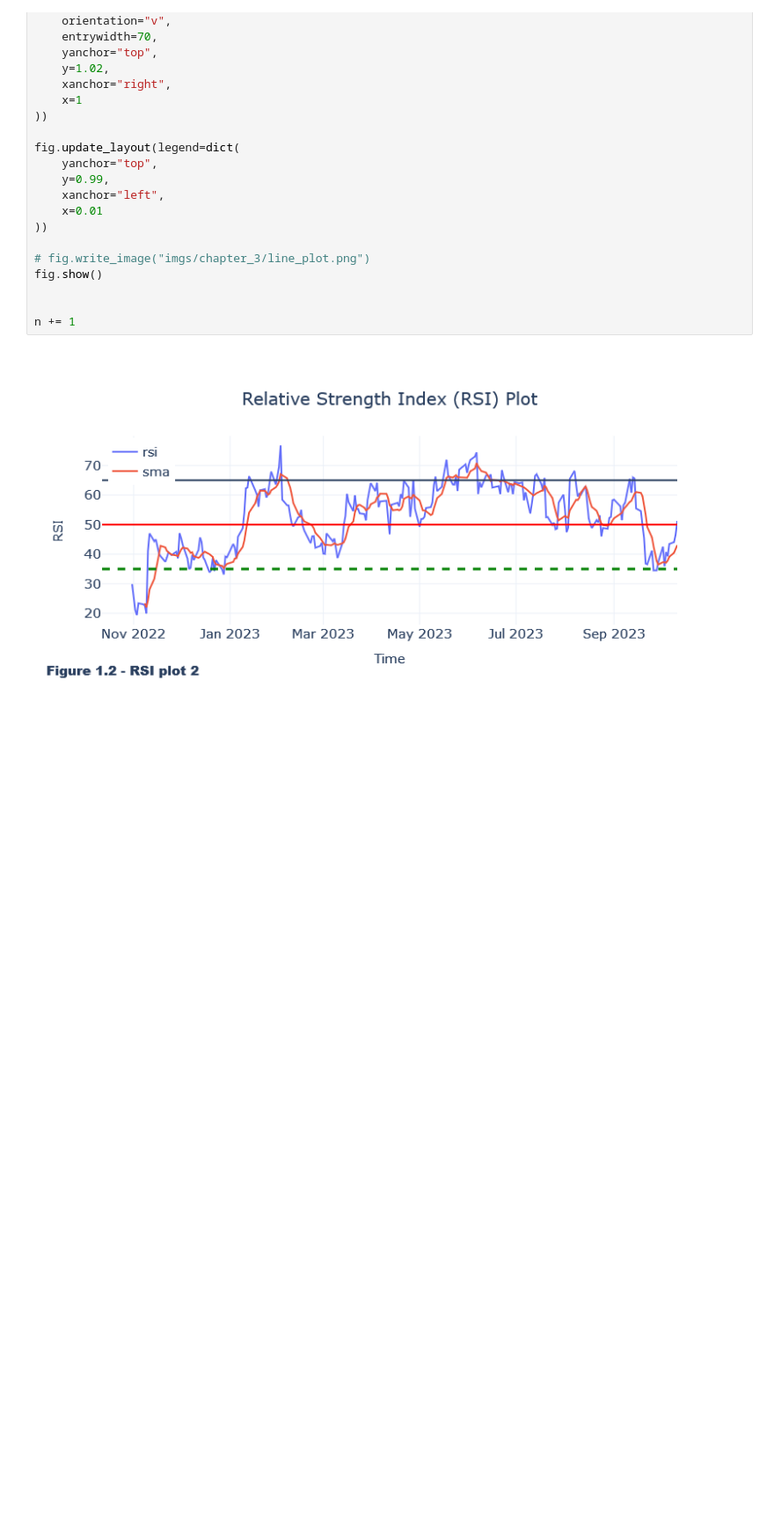
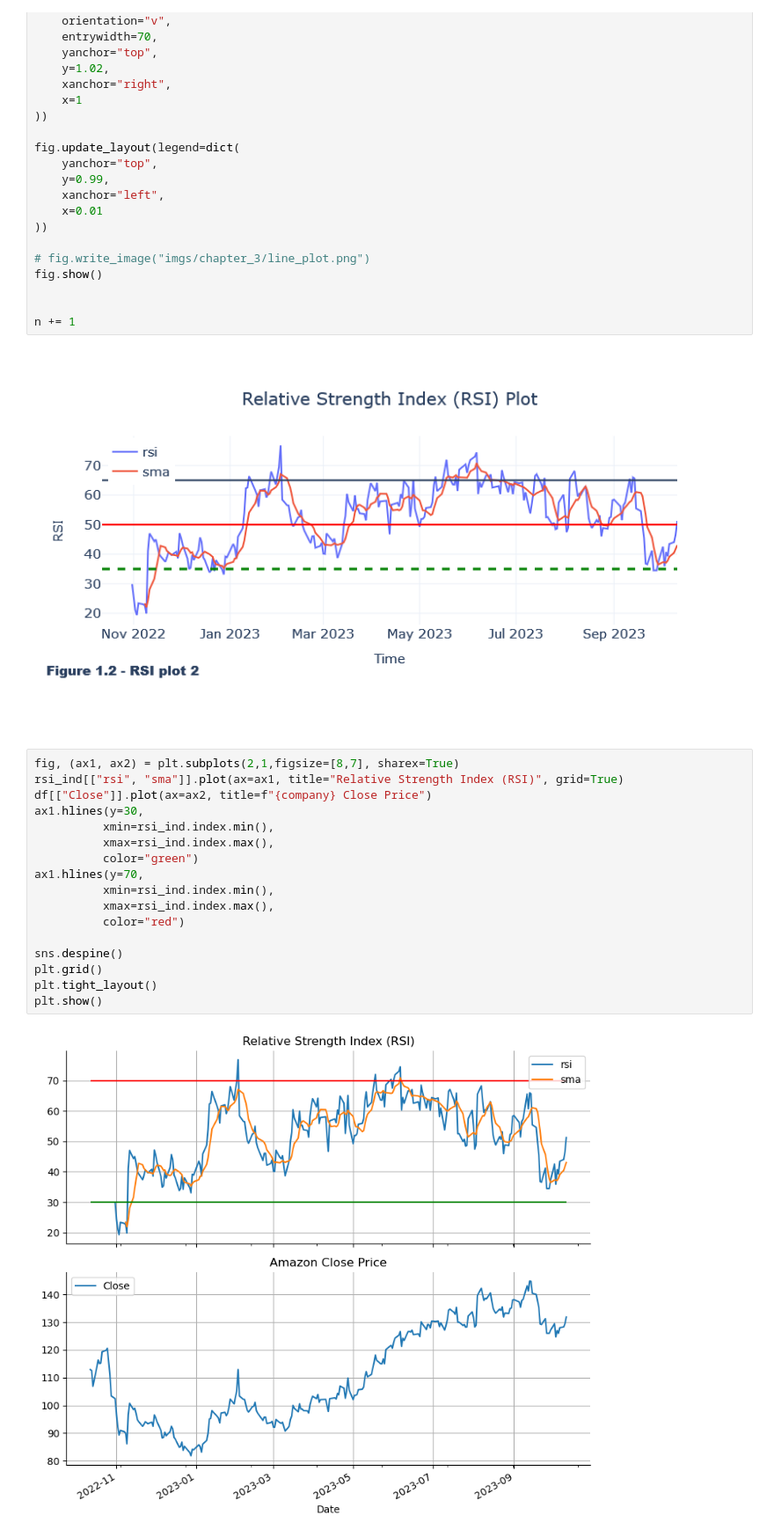
Before and after one commit to jocoder22/FinIndicators, a Jupyter notebook: RSI.ipynb, the cells around one changed output. Shown at 88% size. Saved outputs shown, nothing was run; the diff lists cells and outputs as text; blank space fills up the shorter version.

````diff
--- a/RSI.ipynb
+++ b/RSI.ipynb
@@ -231,3 +233,22 @@ n += 1
 ```{note} Interpretation
 
 ```
+# %%
+fig, (ax1, ax2) = plt.subplots(2,1,figsize=[8,7], sharex=True)
+rsi_ind[["rsi", "sma"]].plot(ax=ax1, title="Relative Strength Index (RSI)", grid=True)
+df[["Close"]].plot(ax=ax2, title=f"{company} Close Price")
+ax1.hlines(y=30,
+          xmin=rsi_ind.index.min(),
+          xmax=rsi_ind.index.max(),
+          color="green")
+ax1.hlines(y=70,
+          xmin=rsi_ind.index.min(),
+          xmax=rsi_ind.index.max(),
+          color="red")
+
+sns.despine()
+plt.grid()
+plt.tight_layout()
+plt.show()
+# %% [output]
+[figure, added]
````
Also changed, not shown: parts of 2 cells of this notebook.
